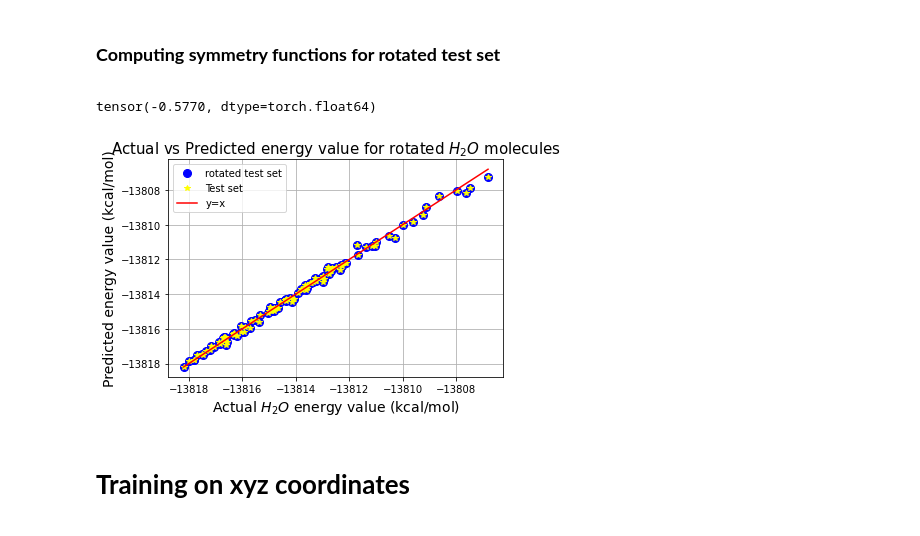
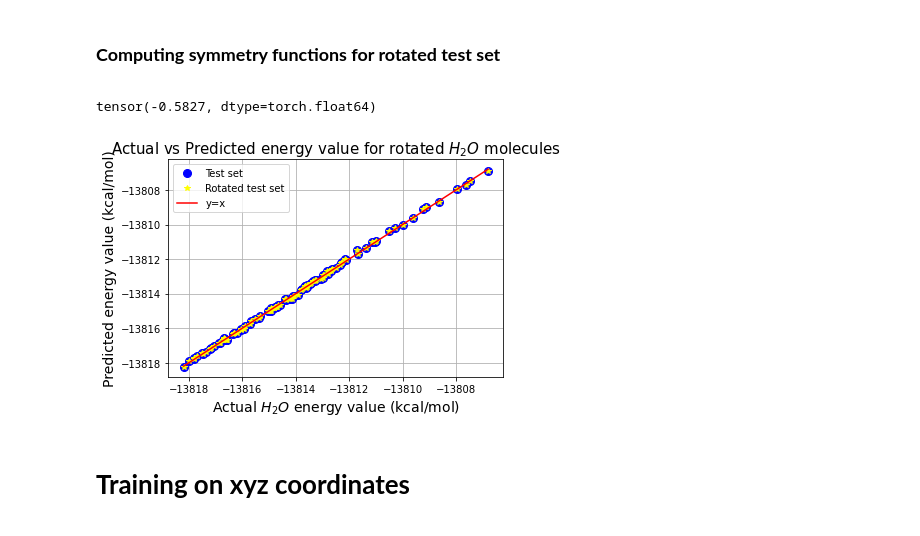
Before and after one commit to KKaroni/Symmetry-in-Machine-learned-Molecular-Force-Fields, a Jupyter notebook: BPNN.ipynb, the cells around one changed output. Saved outputs shown, nothing was run; the diff lists cells and outputs as text; code cells hidden in the pictures.

```diff
--- a/BPNN.ipynb
+++ b/BPNN.ipynb
@@ -607,10 +607,10 @@ net = BPNN()
 # %%
 
 criterion = nn.MSELoss()
-optimizer = optim.Adam(net.parameters(), lr=0.0001)
+optimizer = optim.Adam(net.parameters(), lr=0.0001) #0.005)
 #torch.optim.LBFGS(net.parameters(), lr=0.001, max_iter=20, max_eval=None, tolerance_grad=1e-07, tolerance_change=1e-09, line_search_fn=None)
 #optimizer = optim.SGD(net.parameters(), lr=0.001, momentum=0.1)
-nepochs = 1000
+nepochs = 10000
 
 train_loss = np.zeros(nepochs)
 test_loss = np.zeros(nepochs)
@@ -670,8 +670,7 @@ for epoch in range(nepochs):          # loop over the dataset multiple times
             for k in range(np.shape(test_set)[0]):
                    net_test_set[k] = net(test_set[k][0],test_set[k][1],test_set[k][2])
             epoch_test_loss += criterion(net_test_set, test_labels).item() # sum test mean batch losses throughout epoch
-
-        if i % 10 == 9:    # print average loss every 10 mini-batches
+        if i % 10 == 2:    # print average loss every 10 mini-batches
             print('[%d, %5d] loss: %.5f' %
                   (epoch + 1, i + 1, running_loss/10))
             running_loss = 0.0
@@ -893,35 +911,35 @@ test_set_rot             = data_set_rot[training_set_size:]
 # %%
 prediction_rotated = np.zeros(100)
 for i in range(100):
     x1,x2,x3 = test_set_rot[i]
     prediction_rotated[i] = net(x1, x2, x3)#[0]
 
 
 prediction_rotated = torch.tensor(prediction_rotated)
 
 x = np.linspace(min(test_labels*var_lab+mean_lab), max(test_labels*var_lab+mean_lab))
 print(min(torch.cat((test_labels,prediction_rotated),0)))
 y = x
-plt.plot(test_labels*var_lab+mean_lab,prediction*var_lab+mean_lab, 'o', color='blue', label = 'rotated test set',markersize=8)
-plt.plot(test_labels*var_lab+mean_lab,prediction_rotated*var_lab+mean_lab, '*', color='yellow', label = 'Test set')
+plt.plot(test_labels*var_lab+mean_lab,prediction*var_lab+mean_lab, 'o', color='blue', label = 'Test set',markersize=8)
+plt.plot(test_labels*var_lab+mean_lab,prediction_rotated*var_lab+mean_lab, '*', color='yellow', label = 'Rotated test set')
 
 plt.plot(x,y, color='red',label = 'y=x')
 plt.grid()
 #plt.xlim([min(torch.cat((test_labels,prediction),0)), max(torch.cat((test_labels,prediction),0))])
 #plt.ylim([min(torch.cat((test_labels,prediction),0)), max(torch.cat((test_labels,prediction)))])
 #plt.ylim([-13822,-13800])
 #plt.ticklabel_format(axis="y", style="plain")
 plt.ticklabel_format(useOffset=False, style='plain')
 #plt.tick_params(axis='both',labelsize=14)
 plt.xlabel('Actual $H_2O$ energy value (kcal/mol)',fontsize=14)
 plt.ylabel('Predicted energy value (kcal/mol)',fontsize=14)
 plt.title('Actual vs Predicted energy value for rotated $H_2O$ molecules',fontsize=15)
 plt.legend()
 plt.savefig('rotated_predicted_energies_H2O',bbox_inches='tight')
 plt.show()
 # %% [output]
-tensor(-0.5770, dtype=torch.float64)
+tensor(-0.5827, dtype=torch.float64)
-[figure, old version]
+[figure, new version]
 # %% [markdown]
 **<h1>Training on xyz coordinates**
 # %%
```
Also changed, not shown: parts of 18 cells of this notebook.
